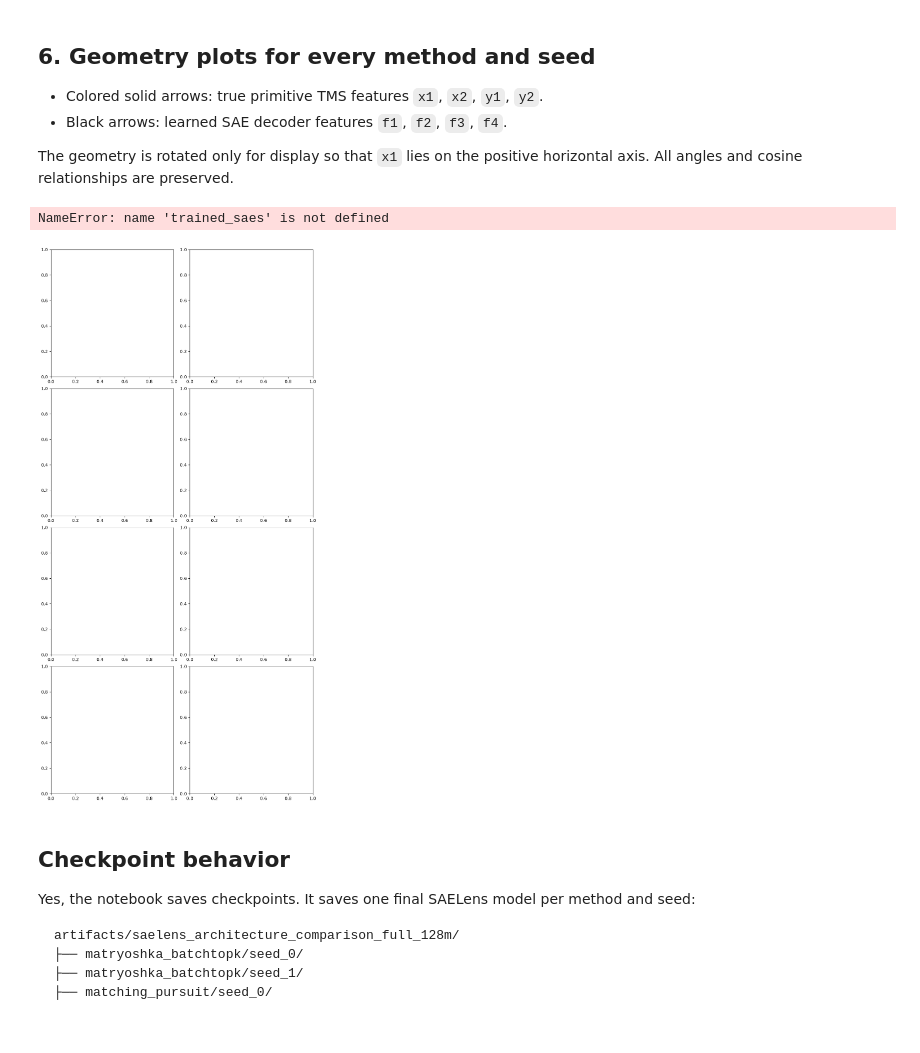
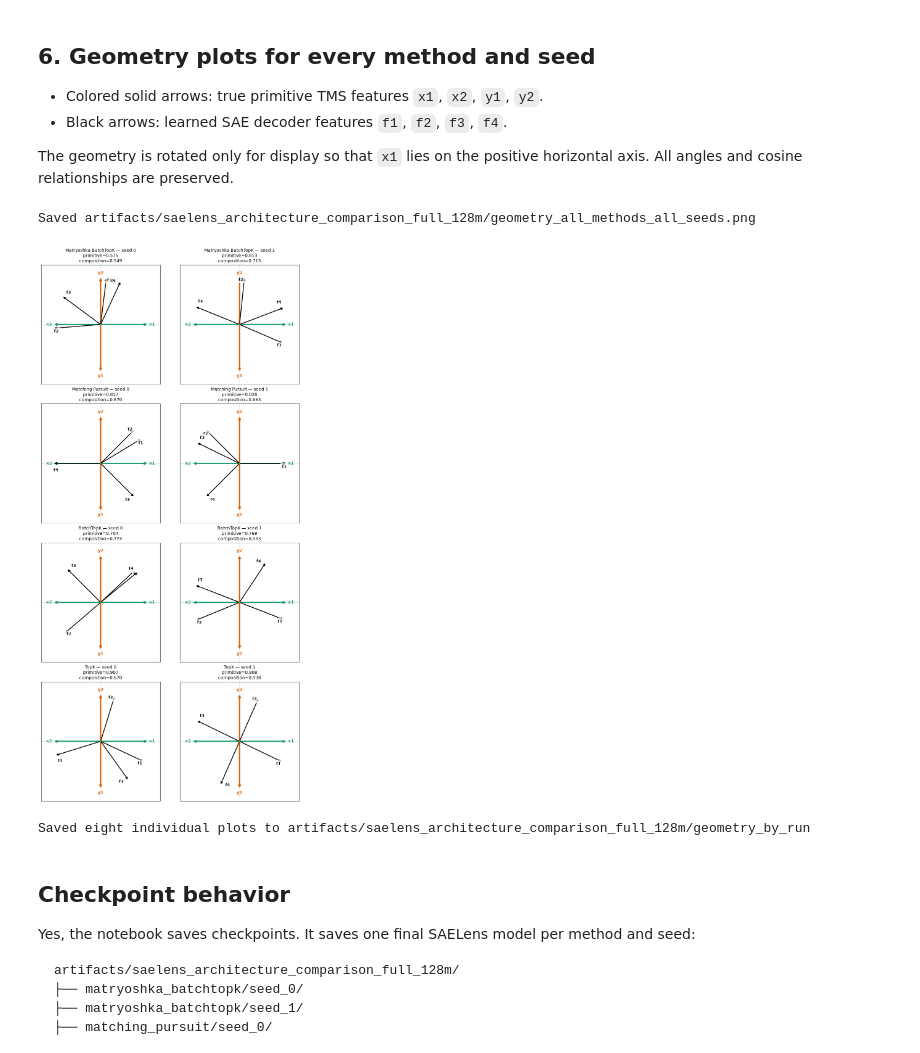
Before and after one commit to Adefioye/SAE, a Jupyter notebook: composed-features/02_saelens_architecture_comparison.ipynb, the cells around one changed output. Drawn from its saved outputs; the diff is of its cells as text; code cells hidden in the pictures.

```diff
--- a/composed-features/02_saelens_architecture_comparison.ipynb
+++ b/composed-features/02_saelens_architecture_comparison.ipynb
@@ -314,6 +324,31 @@ The geometry is rotated only for display so that `x1` lies on the positive horiz
 # %%
 PRIMITIVE_LABELS = ('x1', 'x2', 'y1', 'y2')
 PRIMITIVE_COLORS = ('#1b9e77', '#1b9e77', '#d95f02', '#d95f02')
+
+# Keep geometry runnable even when the earlier metric block is intentionally skipped.
+primitive_vectors = model.W.detach().cpu()
+composition_vectors = torch.stack([
+    primitive_vectors[x] + primitive_vectors[y]
+    for x in range(2)
+    for y in range(2, 4)
+])
+baseline_alignment_path = CHECKPOINT_ROOT / 'alignment_results.csv'
+if baseline_alignment_path.exists():
+    alignment_results = pd.read_csv(baseline_alignment_path)
+else:
+    alignment_results = pd.DataFrame([
+        {
+            'method': name, 'seed': seed,
+            'primitive_alignment': best_matching_cosine(
+                sae.W_dec, primitive_vectors
+            ),
+            'composition_alignment': best_matching_cosine(
+                sae.W_dec, composition_vectors
+            ),
+        }
+        for (name, seed), sae in trained_saes.items()
+    ])
+    alignment_results.to_csv(baseline_alignment_path, index=False)
 
 theta = torch.atan2(primitive_vectors[0, 1], primitive_vectors[0, 0])
 rotation = torch.tensor([
@@ -385,35 +420,36 @@ def plot_geometry(ax, name, seed):
     ax.axvline(0, color='0.82', lw=0.6)
     ax.set(xlim=(-1.25, 1.25), ylim=(-1.25, 1.25), aspect='equal')
     ax.set_xticks(())
     ax.set_yticks(())
 
 fig, axes = plt.subplots(
     len(ARCHITECTURES), len(SEEDS),
     figsize=(9, 4.5 * len(ARCHITECTURES)),
     squeeze=False, constrained_layout=True,
 )
 for row, name in enumerate(ARCHITECTURES):
     for column, seed in enumerate(SEEDS):
         plot_geometry(axes[row, column], name, seed)
 
 figure_path = CHECKPOINT_ROOT / 'geometry_all_methods_all_seeds.png'
 fig.savefig(figure_path, dpi=200, bbox_inches='tight')
 print('Saved', figure_path)
 plt.show()
 
 geometry_dir = CHECKPOINT_ROOT / 'geometry_by_run'
 geometry_dir.mkdir(parents=True, exist_ok=True)
 for name in ARCHITECTURES:
     for seed in SEEDS:
         run_figure, run_axis = plt.subplots(figsize=(5, 5.4))
         plot_geometry(run_axis, name, seed)
         run_path = geometry_dir / f'{name}_seed_{seed}.png'
         run_figure.savefig(run_path, dpi=200, bbox_inches='tight')
         plt.close(run_figure)
 print('Saved eight individual plots to', geometry_dir)
 # %% [output]
-NameError: name 'trained_saes' is not defined
+Saved artifacts/saelens_architecture_comparison_full_128m/geometry_all_methods_all_seeds.png
-[figure, old version]
+[figure, new version]
+Saved eight individual plots to artifacts/saelens_architecture_comparison_full_128m/geometry_by_run
 # %% [markdown]
 ## Checkpoint behavior
 
```
Also changed, not shown: parts of 5 cells of this notebook, 9 other files.
